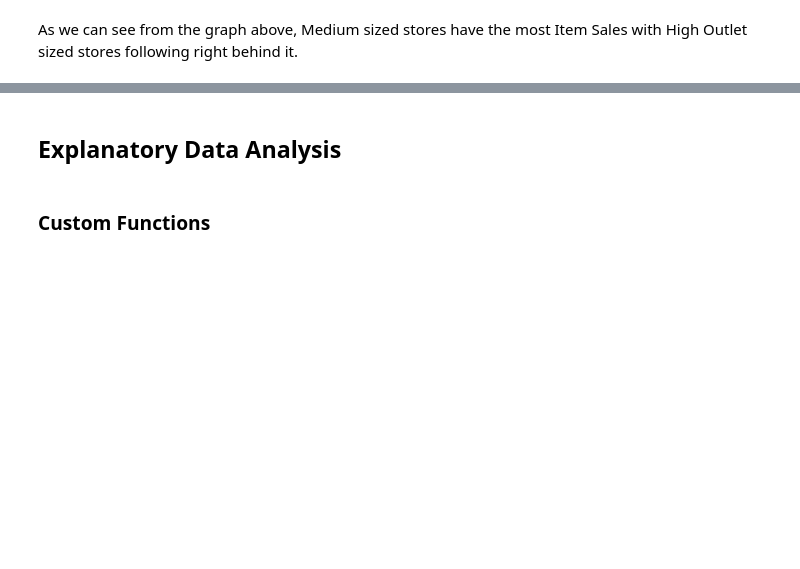
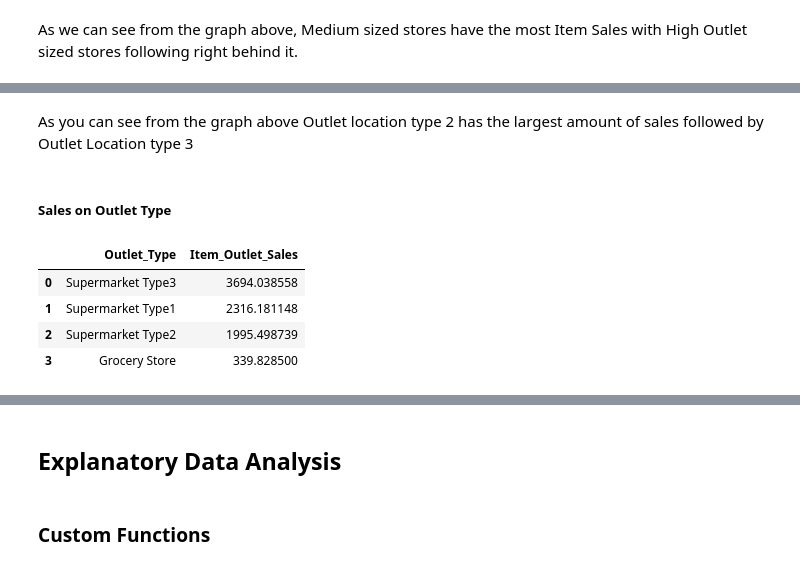
Before and after one commit to chrishunt11/Sales-Prediction-Model, a Jupyter notebook: Prediction_of_Product_Sales.ipynb, the cells around one changed output, grey strips where cells are left out. Drawn from its saved outputs; the diff is of its cells as text; code cells hidden in the pictures; blank space fills up the shorter version.

```diff
--- a/Prediction_of_Product_Sales.ipynb
+++ b/Prediction_of_Product_Sales.ipynb
@@ -586,0 +624,12 @@ As we can see from the graph above, Medium sized stores have the most Item Sales
+# %% [markdown]
+As you can see from the graph above Outlet location type 2 has the largest amount of sales followed by Outlet Location type 3
+# %% [markdown]
+##### Sales on Outlet Type
+# %%
+df.groupby('Outlet_Type')['Item_Outlet_Sales'].mean().sort_values(ascending=False).reset_index()
+# %% [output]
+|  | Outlet_Type | Item_Outlet_Sales |
+| 0 | Supermarket Type3 | 3694.038558 |
+| 1 | Supermarket Type1 | 2316.181148 |
+| 2 | Supermarket Type2 | 1995.498739 |
+| 3 | Grocery Store | 339.828500 |
```
Also changed, not shown: parts of 7 cells of this notebook.
